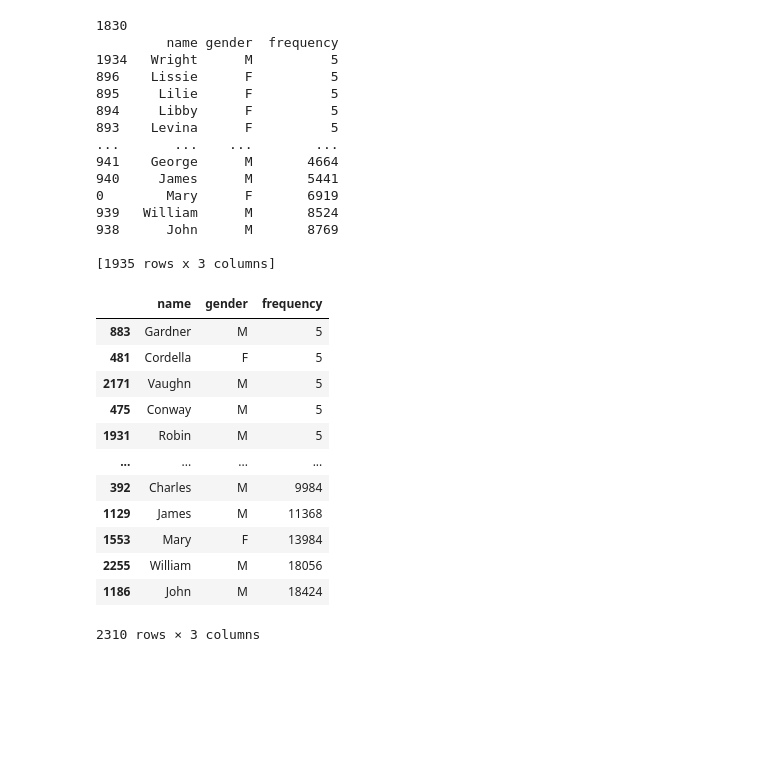
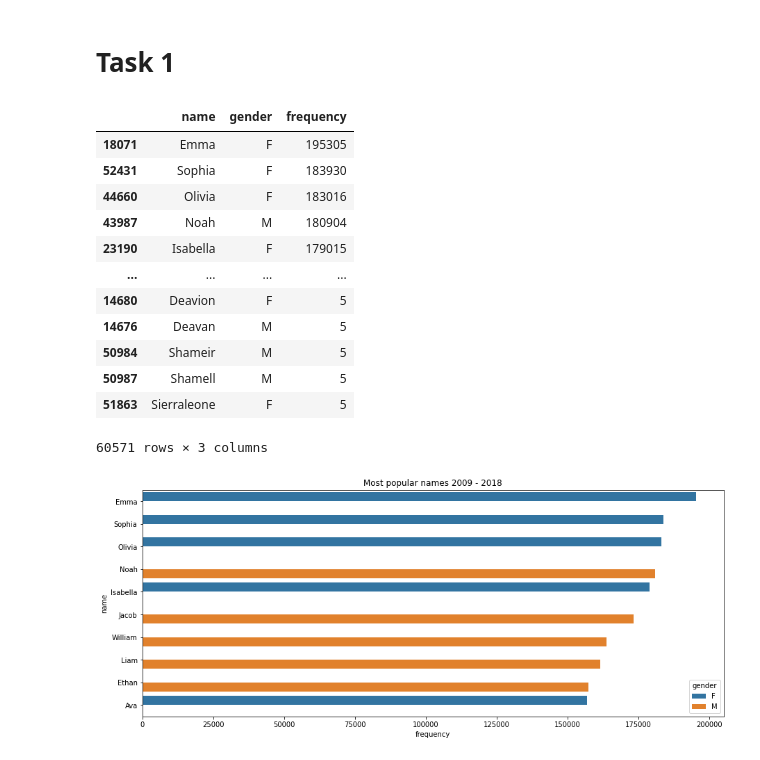
Before and after one commit to luis-valdez/data_analysis, a Jupyter notebook: Laboratory 03.ipynb, the cells around one changed output. Saved outputs shown, nothing was run; the diff lists cells and outputs as text; code cells hidden in the pictures; blank space fills up the shorter version.

Commit message:
Added task 03

```diff
--- a/Laboratory 03.ipynb
+++ b/Laboratory 03.ipynb
@@ -8,5 +11,0 @@ from numpy import std
-# %%
-df = pd.read_csv('data/names/yob1880.txt', sep=",", header=None, names=["name", "gender", "frequency"])
-df=df.sort_values(by=['frequency'])
-print(len(df['name'].unique()))
-print(df)
@@ -29,23 +11,0 @@ print(df)
-# %%
-
-df2 = pd.read_csv('data/names/yob1881.txt', sep=",", header=None, names=["name", "gender", "frequency"])
-df2=df2.sort_values(by=['frequency'])
-# %%
-print(len(df2['name'].unique()))
-print(df2)
-# %% [output]
-1830
-         name gender  frequency
-1934   Wright      M          5
-896    Lissie      F          5
-895     Lilie      F          5
-894     Libby      F          5
-893    Levina      F          5
-...       ...    ...        ...
-941    George      M       4664
-940     James      M       5441
-0        Mary      F       6919
-939   William      M       8524
-938      John      M       8769
-
-[1935 rows x 3 columns]
@@ -54,16 +12,29 @@ df3=pd.concat([df, df2]).groupby(['name', 'gender']).sum().reset_index()
+# %% [markdown]
+# Task 1
+# %%
+for i in range(2009, 2018):
+    next_year = i + 1
+    if i == 2009:
+        df = pd.read_csv('data/names/yob%s.txt' % i, sep=",", header=None, names=["name", "gender", "frequency"])
+        df2 = pd.read_csv('data/names/yob%s.txt' % next_year, sep=",", header=None, names=["name", "gender", "frequency"])
+        df=pd.concat([df, df2]).groupby(['name', 'gender']).sum().reset_index()
+    else:
+        df2 = pd.read_csv('data/names/yob%s.txt' % next_year, sep=",", header=None, names=["name", "gender", "frequency"])
+        df=pd.concat([df, df2]).groupby(['name', 'gender']).sum().reset_index()
 # %%
-df3.sort_values(by=['frequency'])
+df= df.sort_values(by=['frequency'], ascending=False)
+df
 # %% [output]
 |  | name | gender | frequency |
-| 883 | Gardner | M | 5 |
-| 481 | Cordella | F | 5 |
-| 2171 | Vaughn | M | 5 |
-| 475 | Conway | M | 5 |
-| 1931 | Robin | M | 5 |
+| 18071 | Emma | F | 195305 |
+| 52431 | Sophia | F | 183930 |
+| 44660 | Olivia | F | 183016 |
+| 43987 | Noah | M | 180904 |
+| 23190 | Isabella | F | 179015 |
 | ... | ... | ... | ... |
-| 392 | Charles | M | 9984 |
-| 1129 | James | M | 11368 |
-| 1553 | Mary | F | 13984 |
-| 2255 | William | M | 18056 |
-| 1186 | John | M | 18424 |
+| 14680 | Deavion | F | 5 |
+| 14676 | Deavan | M | 5 |
+| 50984 | Shameir | M | 5 |
+| 50987 | Shamell | M | 5 |
+| 51863 | Sierraleone | F | 5 |
-2310 rows × 3 columns
+60571 rows × 3 columns
@@ -69,0 +43,8 @@ df3.sort_values(by=['frequency'])
+# %%
+ax=sns.barplot(data=top_10, x='frequency', y='name', hue='gender')
+fig = plt.gcf()
+fig.set_size_inches(15, 6)
+ax.set_title('Most popular names 2009 - 2018')
+plt.show()
+# %% [output]
+[figure, added]
```
Also changed, not shown: parts of 15 cells of this notebook.
